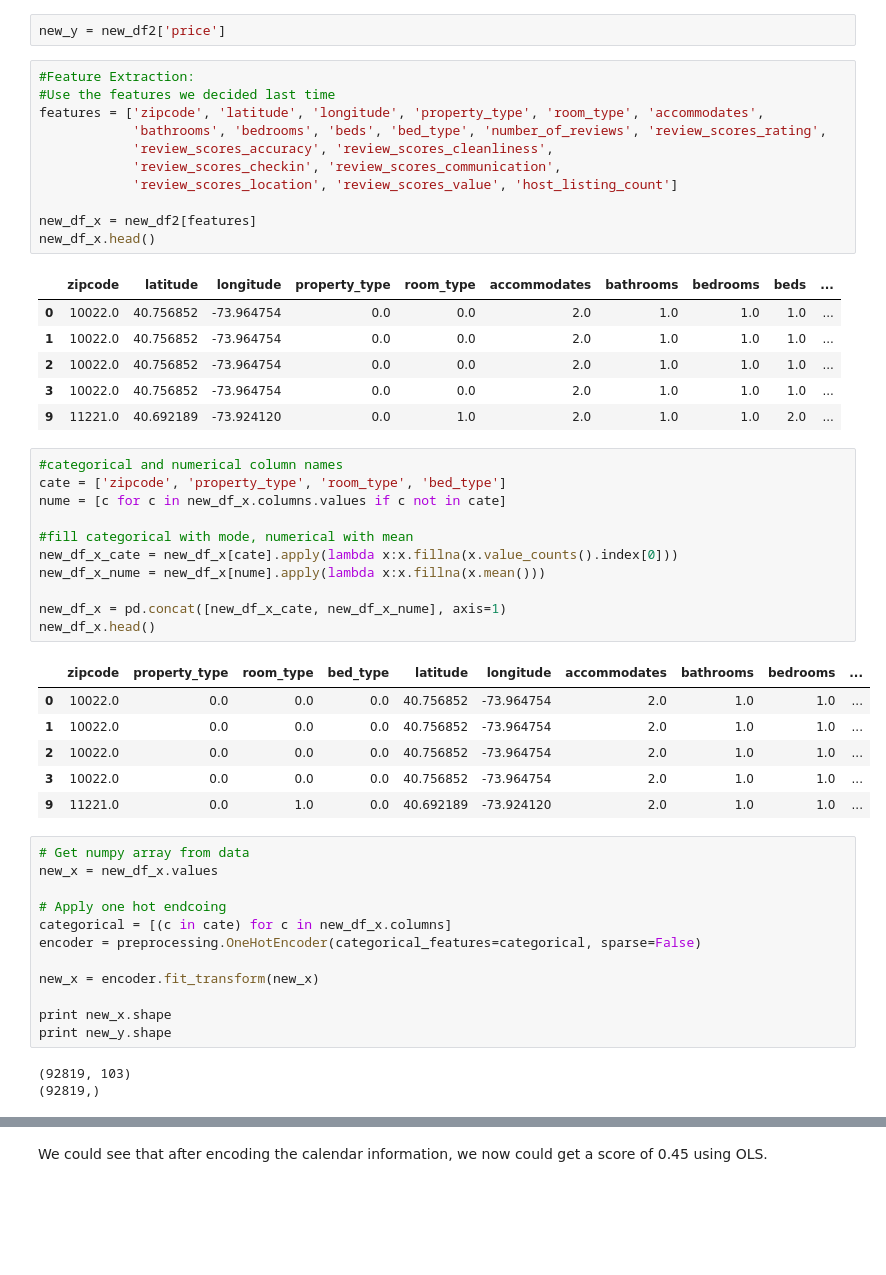
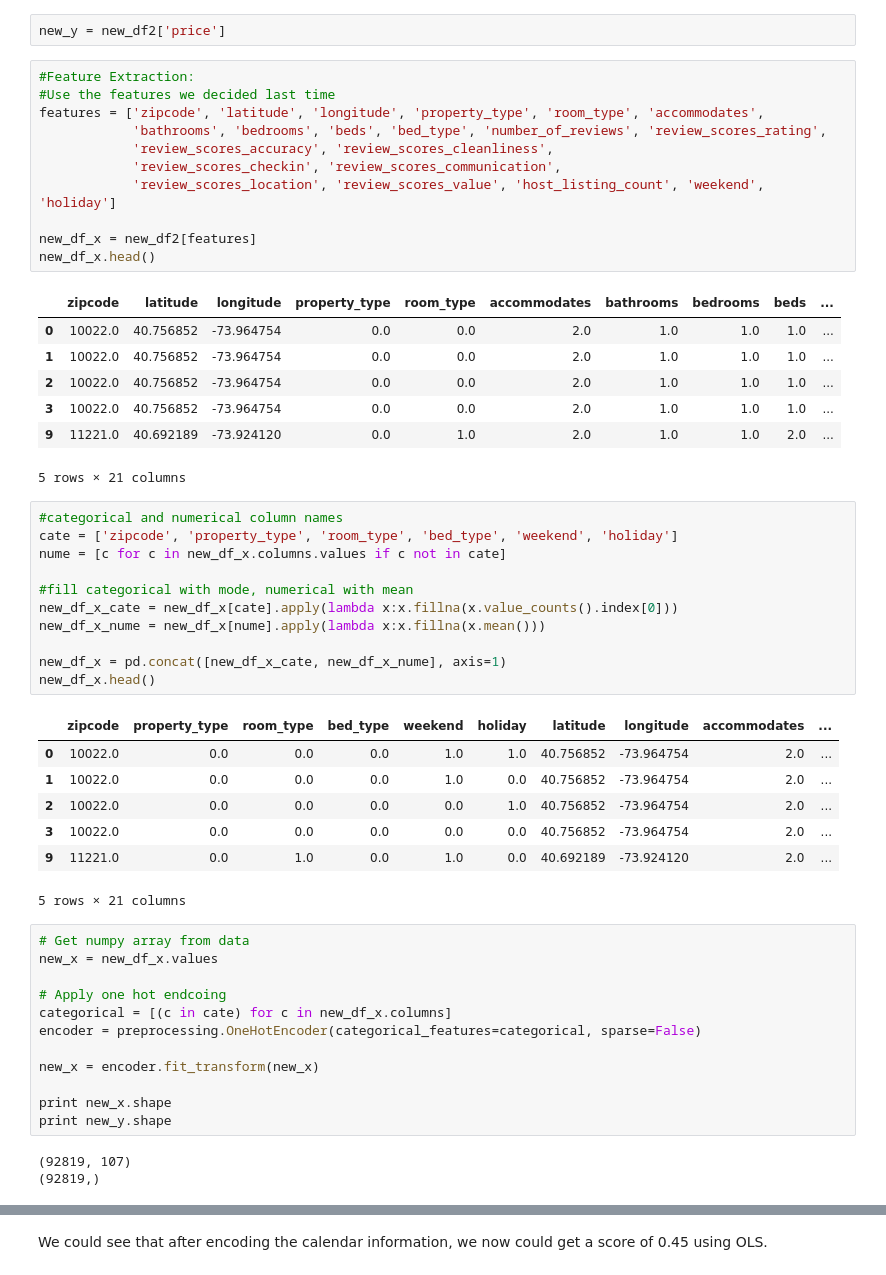
Before and after one commit to xwang146/cs109-airbnb-13, a Jupyter notebook: ModelWithCalendarInfo.ipynb, the cells around one changed output, grey strips where cells are left out. Cells and saved outputs as stored; diff of their text form; blank space fills up the shorter version.

```diff
--- a/ModelWithCalendarInfo.ipynb
+++ b/ModelWithCalendarInfo.ipynb
@@ -201,7 +201,7 @@ features = ['zipcode', 'latitude', 'longitude', 'property_type', 'room_type', 'a
             'bathrooms', 'bedrooms', 'beds', 'bed_type', 'number_of_reviews', 'review_scores_rating',
             'review_scores_accuracy', 'review_scores_cleanliness',
             'review_scores_checkin', 'review_scores_communication',
-            'review_scores_location', 'review_scores_value', 'host_listing_count']
+            'review_scores_location', 'review_scores_value', 'host_listing_count', 'weekend', 'holiday']
 
 new_df_x = new_df2[features]
 new_df_x.head()
@@ -212,24 +212,26 @@ new_df_x.head()
 | 2 | 10022.0 | 40.756852 | -73.964754 | 0.0 | 0.0 | 2.0 | 1.0 | 1.0 | 1.0 | ... |
 | 3 | 10022.0 | 40.756852 | -73.964754 | 0.0 | 0.0 | 2.0 | 1.0 | 1.0 | 1.0 | ... |
 | 9 | 11221.0 | 40.692189 | -73.924120 | 0.0 | 1.0 | 2.0 | 1.0 | 1.0 | 2.0 | ... |
+5 rows × 21 columns
 # %%
 #categorical and numerical column names
-cate = ['zipcode', 'property_type', 'room_type', 'bed_type']
+cate = ['zipcode', 'property_type', 'room_type', 'bed_type', 'weekend', 'holiday']
 nume = [c for c in new_df_x.columns.values if c not in cate]
 
 #fill categorical with mode, numerical with mean
 new_df_x_cate = new_df_x[cate].apply(lambda x:x.fillna(x.value_counts().index[0]))
 new_df_x_nume = new_df_x[nume].apply(lambda x:x.fillna(x.mean()))
 
 new_df_x = pd.concat([new_df_x_cate, new_df_x_nume], axis=1)
 new_df_x.head()
 # %% [output]
-|  | zipcode | property_type | room_type | bed_type | latitude | longitude | accommodates | bathrooms | bedrooms | ... |
-| 0 | 10022.0 | 0.0 | 0.0 | 0.0 | 40.756852 | -73.964754 | 2.0 | 1.0 | 1.0 | ... |
-| 1 | 10022.0 | 0.0 | 0.0 | 0.0 | 40.756852 | -73.964754 | 2.0 | 1.0 | 1.0 | ... |
-| 2 | 10022.0 | 0.0 | 0.0 | 0.0 | 40.756852 | -73.964754 | 2.0 | 1.0 | 1.0 | ... |
-| 3 | 10022.0 | 0.0 | 0.0 | 0.0 | 40.756852 | -73.964754 | 2.0 | 1.0 | 1.0 | ... |
-| 9 | 11221.0 | 0.0 | 1.0 | 0.0 | 40.692189 | -73.924120 | 2.0 | 1.0 | 1.0 | ... |
+|  | zipcode | property_type | room_type | bed_type | weekend | holiday | latitude | longitude | accommodates | ... |
+| 0 | 10022.0 | 0.0 | 0.0 | 0.0 | 1.0 | 1.0 | 40.756852 | -73.964754 | 2.0 | ... |
+| 1 | 10022.0 | 0.0 | 0.0 | 0.0 | 1.0 | 0.0 | 40.756852 | -73.964754 | 2.0 | ... |
+| 2 | 10022.0 | 0.0 | 0.0 | 0.0 | 0.0 | 1.0 | 40.756852 | -73.964754 | 2.0 | ... |
+| 3 | 10022.0 | 0.0 | 0.0 | 0.0 | 0.0 | 0.0 | 40.756852 | -73.964754 | 2.0 | ... |
+| 9 | 11221.0 | 0.0 | 1.0 | 0.0 | 1.0 | 0.0 | 40.692189 | -73.924120 | 2.0 | ... |
+5 rows × 21 columns
 # %%
 # Get numpy array from data
 new_x = new_df_x.values
@@ -243,6 +245,6 @@ new_x = encoder.fit_transform(new_x)
 print new_x.shape
 print new_y.shape
 # %% [output]
-(92819, 103)
+(92819, 107)
 (92819,)
 # %%
```
Also changed, not shown: parts of 6 cells of this notebook.
